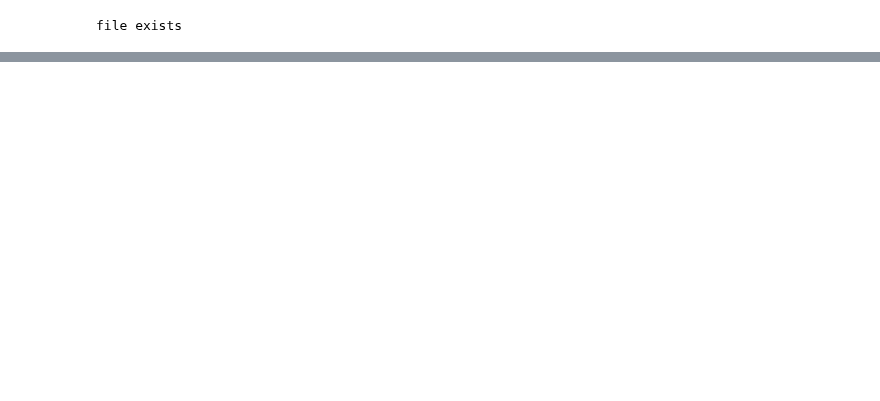
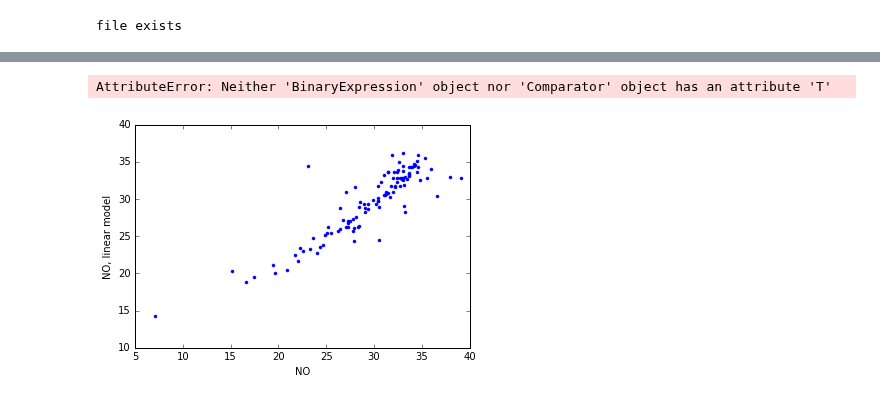
Before and after one commit to SalishSeaCast/analysis, a Jupyter notebook: Elise/exploreDFO_OPDB.ipynb, the cells around one changed output, grey strips where cells are left out. Cells and saved outputs as stored; diff of their text form; code cells hidden in the pictures; blank space fills up the shorter version.

```diff
--- a/Elise/exploreDFO_OPDB.ipynb
+++ b/Elise/exploreDFO_OPDB.ipynb
@@ -260,3 +348,14 @@ plt.ylabel('N')
+# %%
+plt.plot(N,np.dot(a,m),'.')
+plt.xlabel('NO')
+plt.ylabel('NO, linear model')
+SSE=np.dot((NO-np.dot(a,m)),(NO-np.dot(a,m)).T)
+plt.title('Linear Model: NO(T,S)')
+print('SSE=', SSE)
+plt.plot(np.array([0,40]), np.array([0, 40]),'r-')
+# %% [output]
+AttributeError: Neither 'BinaryExpression' object nor 'Comparator' object has an attribute 'T'
+[figure, added]
 # %%
 session.close()
 engine.dispose()
```
Also changed, not shown: parts of 35 cells of this notebook.
